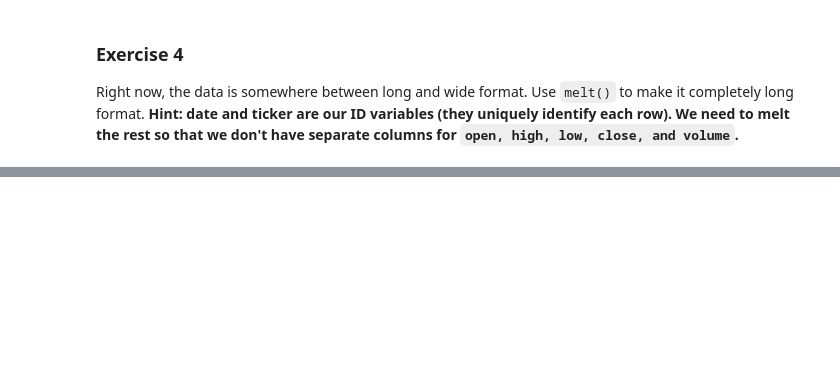
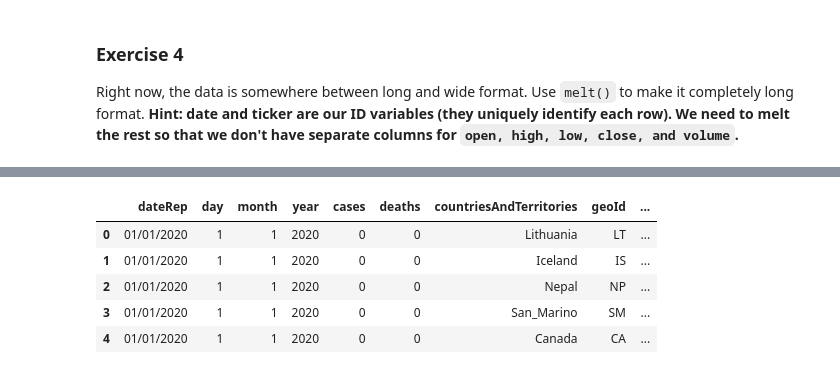
Before and after one commit to im6h/data_analysis, a Jupyter notebook: Hands-On-Data-Analysis-with-Pandas-2nd-edition/ch_03/Exercises.ipynb, the cells around one changed output, grey strips where cells are left out. Saved outputs shown, nothing was run; the diff lists cells and outputs as text; code cells hidden in the pictures; blank space fills up the shorter version.

```diff
--- a/Hands-On-Data-Analysis-with-Pandas-2nd-edition/ch_03/Exercises.ipynb
+++ b/Hands-On-Data-Analysis-with-Pandas-2nd-edition/ch_03/Exercises.ipynb
@@ -84,0 +123,9 @@ to make it completely long format.
+# %%
+covid.head()
+# %% [output]
+|  | dateRep | day | month | year | cases | deaths | countriesAndTerritories | geoId | ... |
+| 0 | 01/01/2020 | 1 | 1 | 2020 | 0 | 0 | Lithuania | LT | ... |
+| 1 | 01/01/2020 | 1 | 1 | 2020 | 0 | 0 | Iceland | IS | ... |
+| 2 | 01/01/2020 | 1 | 1 | 2020 | 0 | 0 | Nepal | NP | ... |
+| 3 | 01/01/2020 | 1 | 1 | 2020 | 0 | 0 | San_Marino | SM | ... |
+| 4 | 01/01/2020 | 1 | 1 | 2020 | 0 | 0 | Canada | CA | ... |
```
Also changed, not shown: parts of 17 cells of this notebook.
